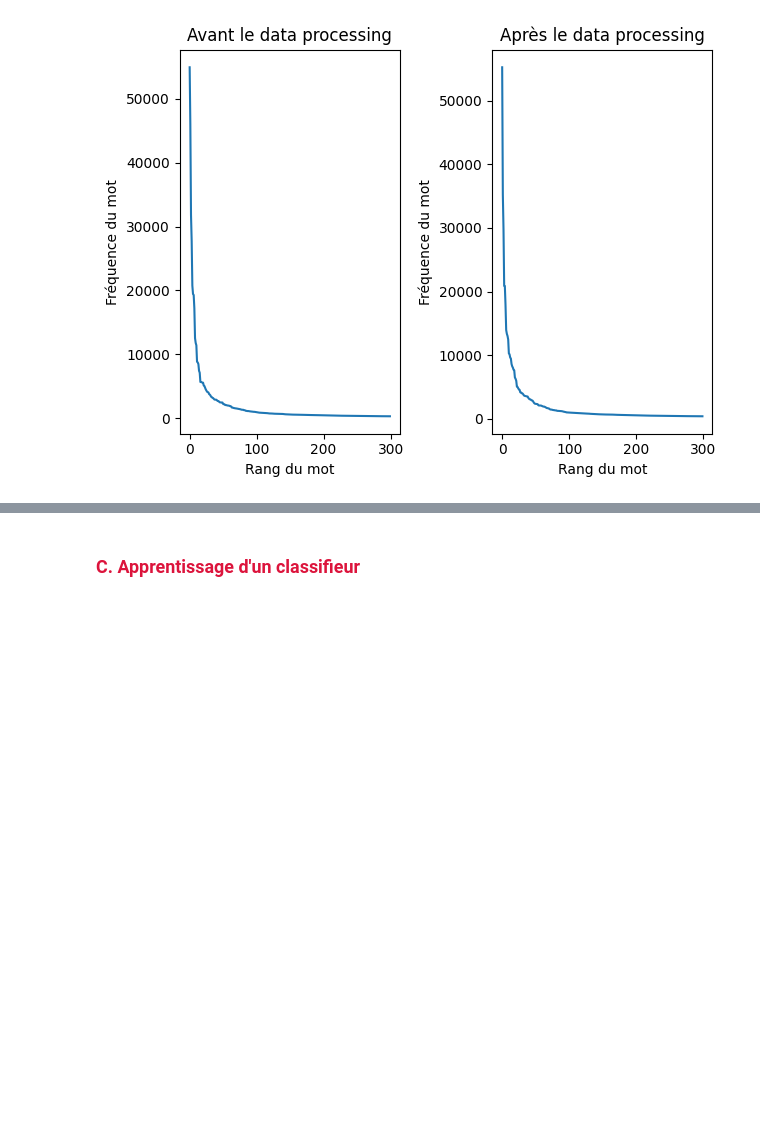
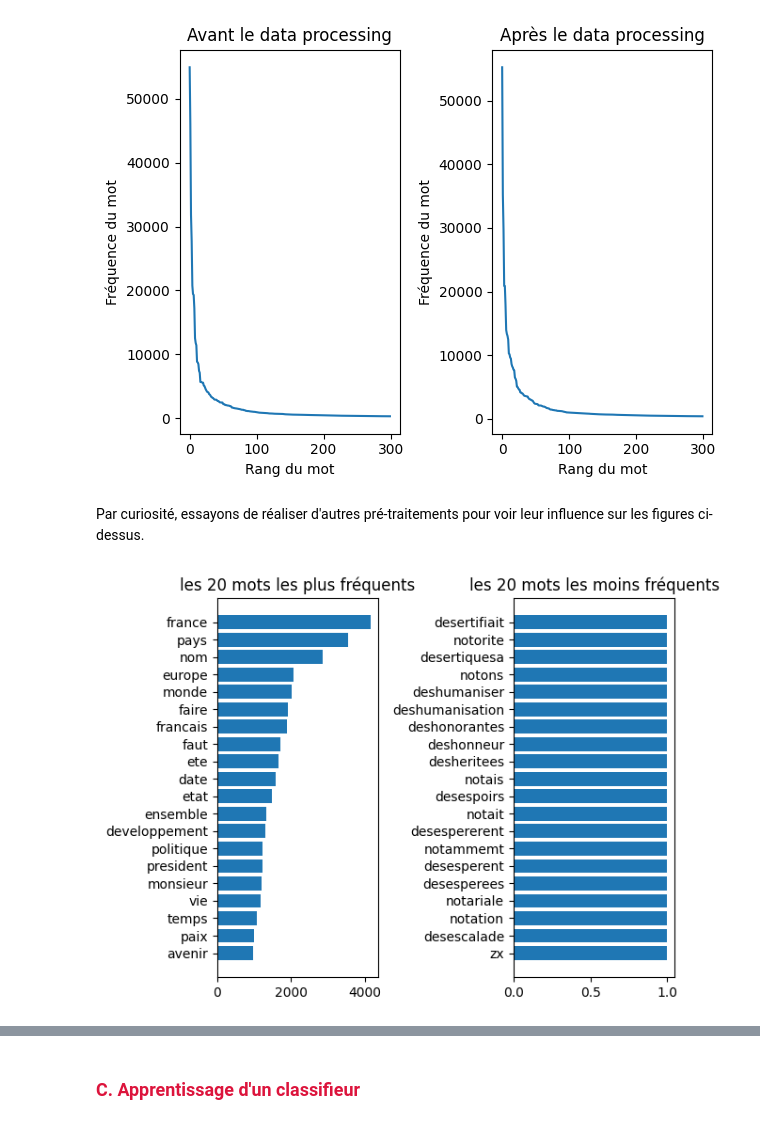
Before and after one commit to suzannegtx/Prog_NLP_Assignments, a Jupyter notebook: Projets_TAL/Projet_presidents/Projet_Chirac_Mitterrand.ipynb, the cells around one changed output, grey strips where cells are left out. Saved outputs shown, nothing was run; the diff lists cells and outputs as text; code cells hidden in the pictures; blank space fills up the shorter version.

Commit message:
Ajout curious

```diff
--- a/Projets_TAL/Projet_presidents/Projet_Chirac_Mitterrand.ipynb
+++ b/Projets_TAL/Projet_presidents/Projet_Chirac_Mitterrand.ipynb
@@ -296,3 +296,34 @@ plt.ylabel("Fréquence du mot")
 plt.tight_layout()
 # %% [output]
 [figure]
+# %% [markdown]
+Par curiosité, essayons de réaliser d'autres pré-traitements pour voir leur influence sur les figures ci-dessus.
+# %%
+# Création d'un objet de type CountVectorizer
+vectorizer_curious = CountVectorizer(
+    stop_words=stopwords,
+    strip_accents='ascii',
+    lowercase=True
+    )
+
+X_train_curious = vectorizer_curious.fit_transform(X_train)
+# %%
+# Aperçu des mots les plus et moins fréquents
+# dans le set d'apprentissage après les pré-traitements
+vocabulaire = np.array(vectorizer_curious.get_feature_names_out())
+comptage = X_train_curious.toarray().sum(0)
+n = 20
+
+ind = comptage.argsort()[-n:]
+plt.subplot(1, 2, 1)
+plt.barh(vocabulaire[ind], comptage[ind])
+plt.title("les "+str(n)+" mots les plus fréquents")
+
+ind = comptage.argsort()[:n]
+plt.subplot(1, 2, 2)
+plt.barh(vocabulaire[ind], comptage[ind])
+plt.title("les "+str(n)+" mots les moins fréquents")
+
+plt.tight_layout()
+# %% [output]
+[figure, added]
```
Also changed, not shown: parts of 2 cells of this notebook.
